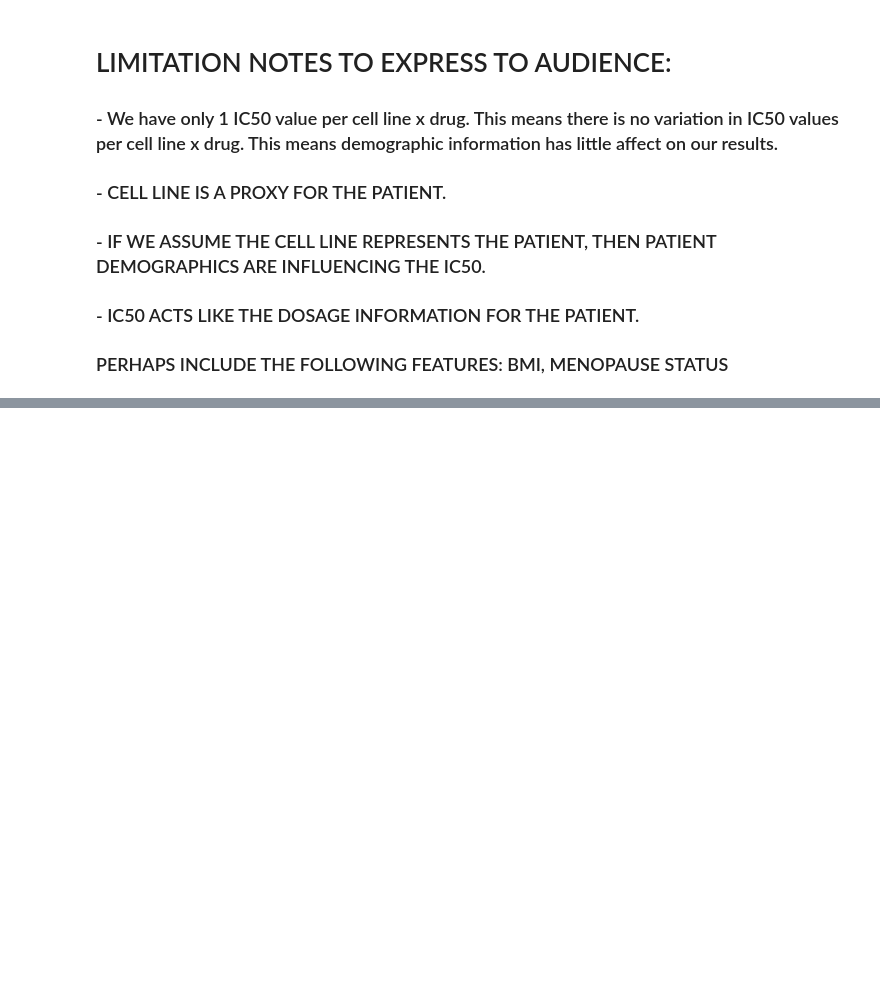
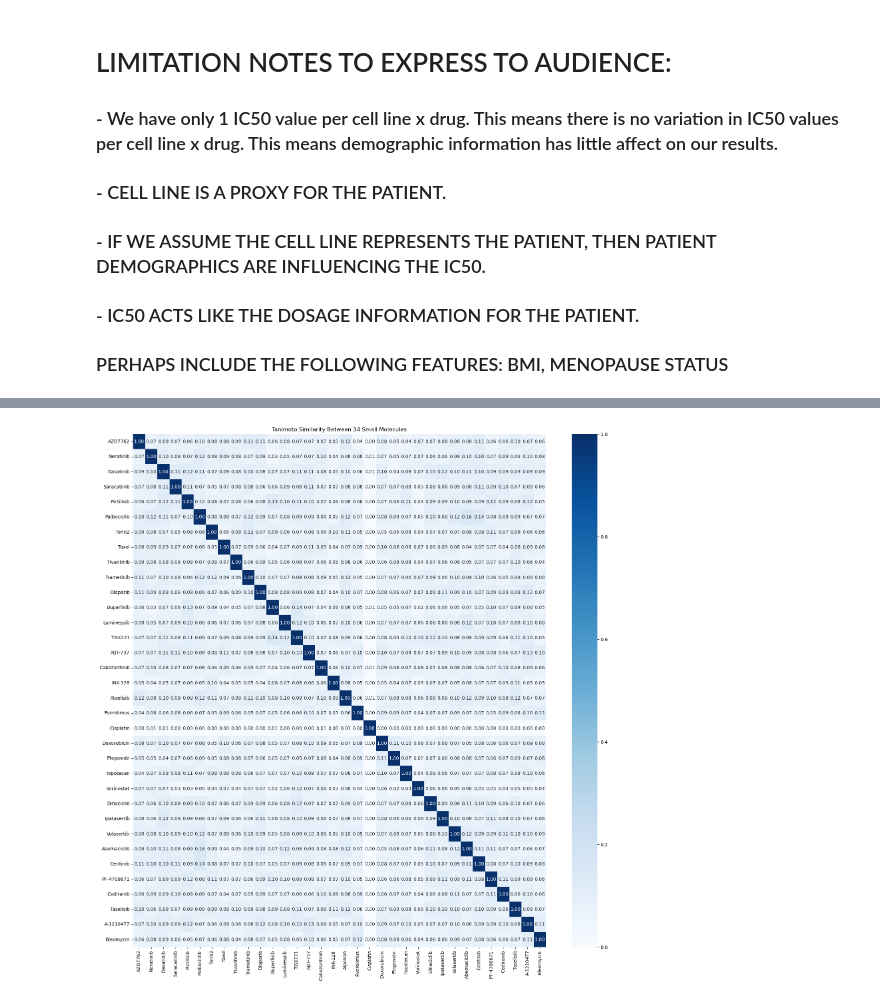
Before and after one commit to Sammccarthypotter/Data_277_-Cancer, a Jupyter notebook: Best_chemical_dosage_per_patient.ipynb, the cells around one changed output, grey strips where cells are left out. Saved outputs shown, nothing was run; the diff lists cells and outputs as text; code cells hidden in the pictures; blank space fills up the shorter version.

```diff
--- a/Best_chemical_dosage_per_patient.ipynb
+++ b/Best_chemical_dosage_per_patient.ipynb
@@ -467,0 +562,22 @@ Bleomycin: predicted EC50 = 1.1143 µM
+# %%
+from rdkit.DataStructs import TanimotoSimilarity
+
+fps = SmallMolecules["Fingerprint"].tolist()
+names = SmallMolecules["Name"].tolist()
+n = len(fps)
+
+# similarity matrix
+sim_matrix = np.zeros((n, n))
+for i in range(n):
+    for j in range(n):
+        sim_matrix[i, j] = TanimotoSimilarity(fps[i], fps[j])
+
+# Convert to DataFrame for clarity
+sim_df = pd.DataFrame(sim_matrix, index=names, columns=names)
+# %%
+plt.figure(figsize=(20,20))
+sns.heatmap(sim_df, annot=True, cmap="Blues", fmt=".2f")
+plt.title("Tanimoto Similarity Between 34 Small Molecules")
+plt.show()
+# %% [output]
+[figure, added]
```
Also changed, not shown: parts of 13 cells of this notebook.
